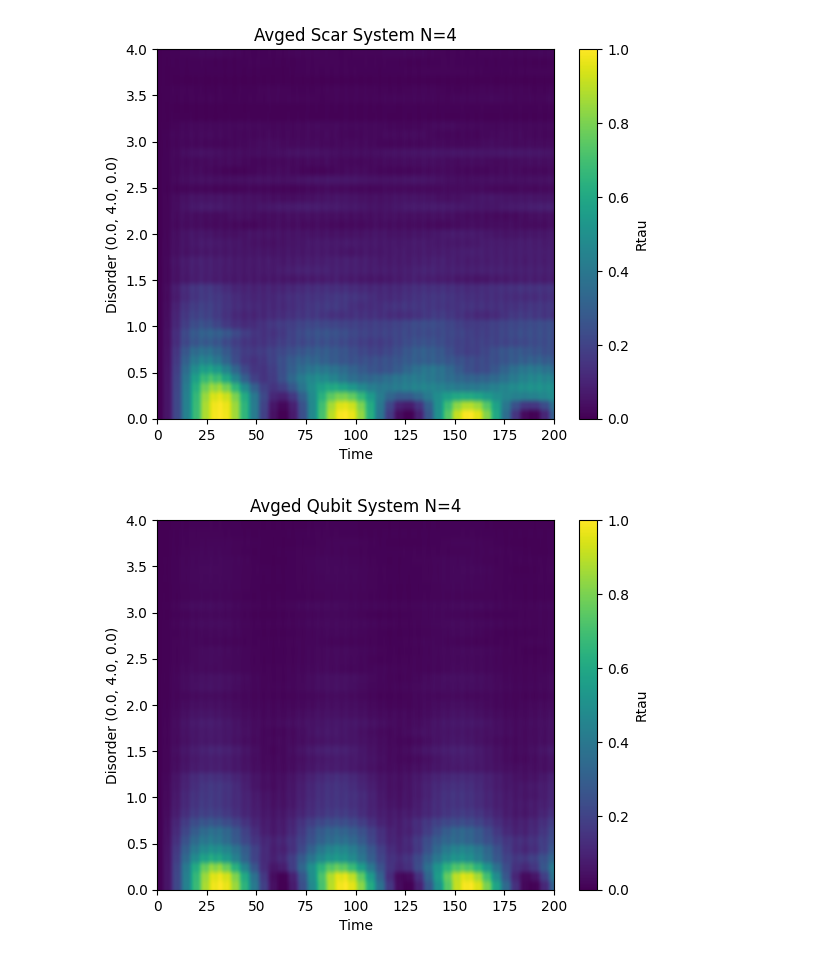
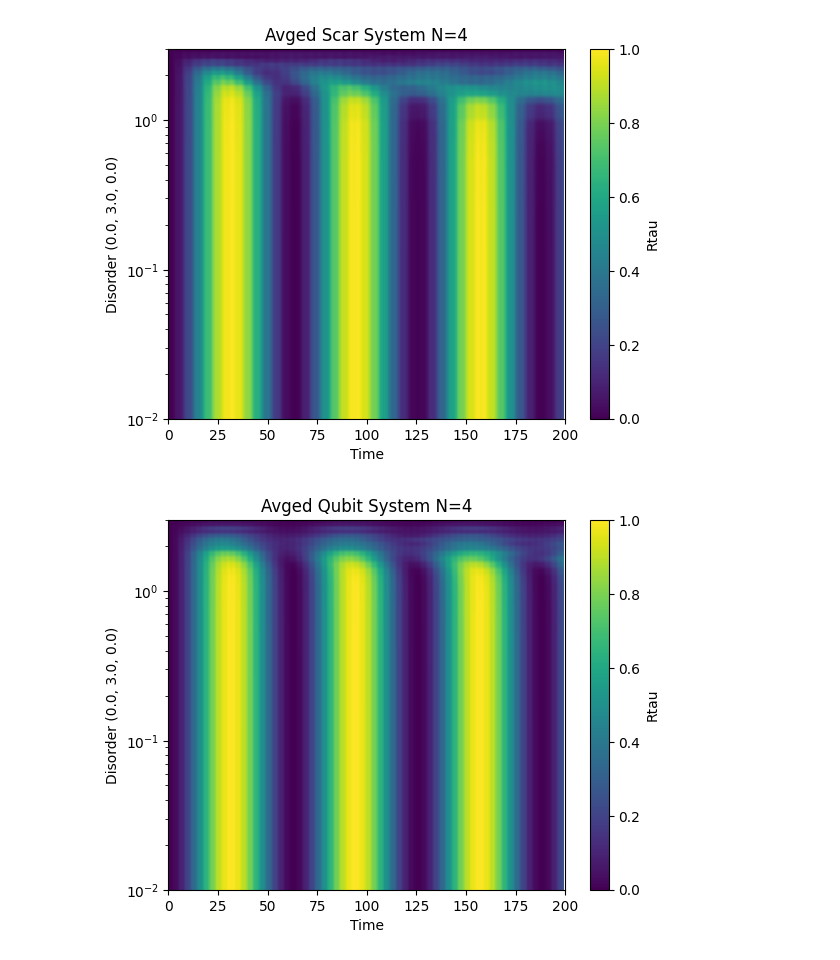
Before and after one commit to Idden/Quantum-Internship, a Jupyter notebook: Quantum_Batteries_Scars/disorder_tests/test1.ipynb, the cells around one changed output. Saved outputs shown, nothing was run; the diff lists cells and outputs as text; code cells hidden in the pictures.

Commit message:
log graph and sigx disorder testing

```diff
--- a/Quantum_Batteries_Scars/disorder_tests/test1.ipynb
+++ b/Quantum_Batteries_Scars/disorder_tests/test1.ipynb
@@ -16,4 +71,14 @@ reals = 50
 # %%
+wd = 0.6365091993031289
+wm = 1.0
+tlist = np.linspace(0, 200, 300)
+dz = 0.0
+dy = 0.0
+dx = 0.0
+dlist = np.logspace(-2, np.log10(3), 21)
+N = 4
+reals = 25
+
 densityRtau_scar = []
 for dy in dlist:
     zeroes = np.zeros(len(tlist))
@@ -31,38 +96,40 @@ plt.imshow(densityRtau_scar,
            origin='lower',
            aspect='auto',
            cmap='viridis', vmin=0, vmax=1)
+plt.yscale("log")
 plt.colorbar(label="Rtau")
 plt.title(f"Avged Scar System N={N}")
 plt.ylabel(f"Disorder {float(dz), float(dy), float(dx)}")
 plt.xlabel("Time")
 plt.show()
 
 # decoupled system
 densityRtau_qubit = []
 for dy in dlist:
     zeroes = np.zeros(len(tlist))
     for _ in range(reals):
         qH0, qH1 = get_qubit_ham(N, wm=wm, ham_disorder=[dz, dy, dx], random_seed=True)
         qeigvals, qeigstates = qH0.eigenstates()
         qband = qeigvals[-1] - qeigvals[0]
 
         qargs = {"A": 0.1, "omega": wm}
         qH = qt.QobjEvo([qH0, [qH1, coeff]], args=qargs)
         qpsi_t = qt.sesolve(qH, qeigstates[0], tlist, e_ops=[qH0])
         qRtau = np.real(qpsi_t.expect[0] - qpsi_t.expect[0][0]) / qband
         zeroes += qRtau
     densityRtau_qubit.append(zeroes / reals)
 
 plt.imshow(densityRtau_qubit,
            extent=[tlist.min(), tlist.max(), dlist.min(), dlist.max()],
            origin='lower',
            aspect='auto',
            cmap='viridis', vmin=0, vmax=1)
+plt.yscale("log")
 plt.colorbar(label="Rtau")
 plt.title(f"Avged Qubit System N={N}")
 plt.ylabel(f"Disorder {float(dz), float(dy), float(dx)}")
 plt.xlabel("Time")
 plt.show()
 # %% [output]
-[figure, old version]
+[figure, new version]
-[figure, old version]
+[figure, new version]
```
Also changed, not shown: parts of 8 cells of this notebook, 2 other files.
